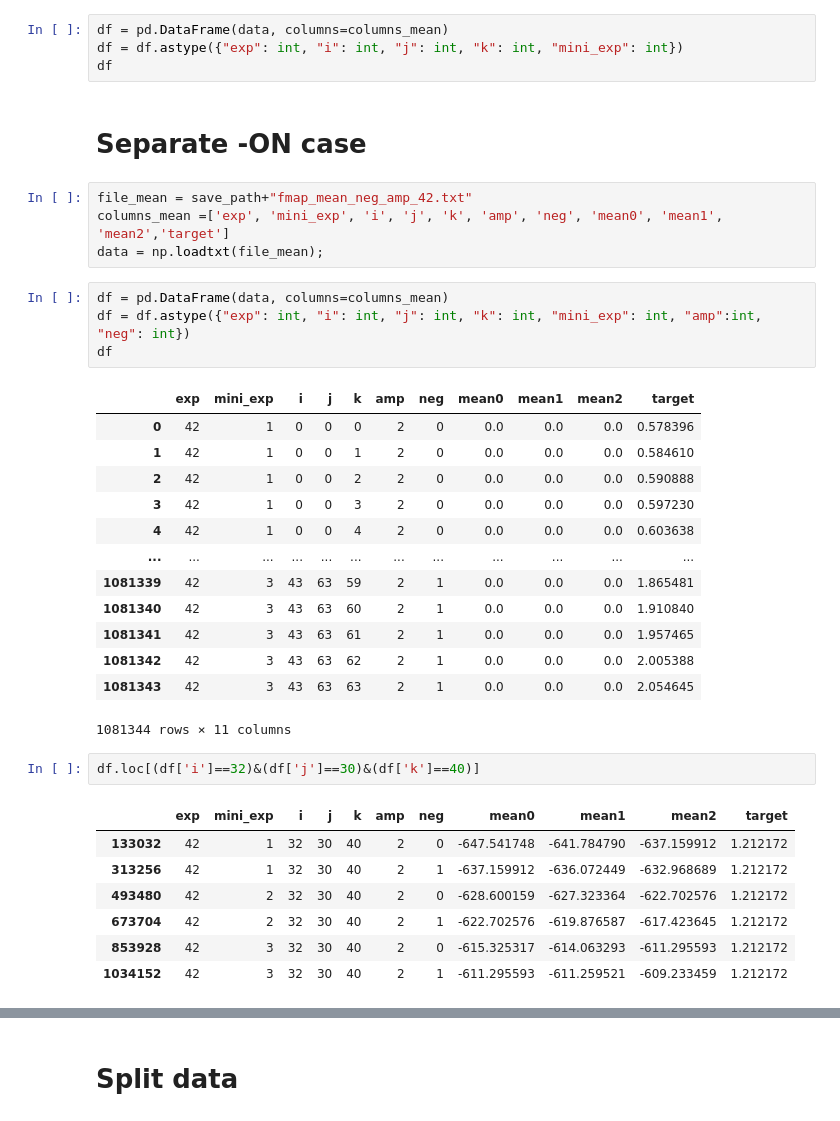
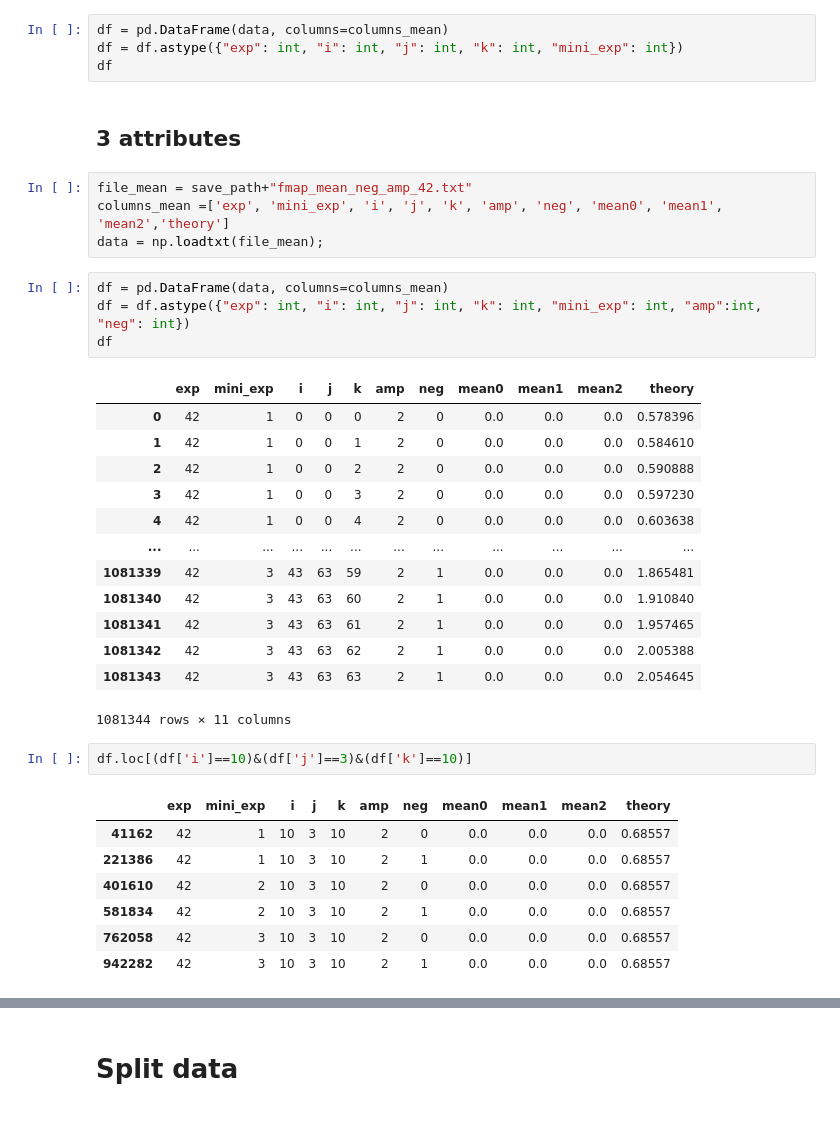
Before and after one commit to chikakoto/tdcs_thesis, a Jupyter notebook: notebooks/7.4_predict_sphere.ipynb, the cells around one changed output, grey strips where cells are left out. Saved outputs shown, nothing was run; the diff lists cells and outputs as text.

```diff
--- a/notebooks/7.4_predict_sphere.ipynb
+++ b/notebooks/7.4_predict_sphere.ipynb
@@ -51,17 +51,17 @@ df = pd.DataFrame(data, columns=columns_mean)
 df = df.astype({"exp": int, "i": int, "j": int, "k": int, "mini_exp": int})
 df
 # %% [markdown]
-# Separate -ON case
+## 3 attributes
 # %%
 file_mean = save_path+"fmap_mean_neg_amp_42.txt"
-columns_mean =['exp', 'mini_exp', 'i', 'j', 'k', 'amp', 'neg', 'mean0', 'mean1', 'mean2','target']
+columns_mean =['exp', 'mini_exp', 'i', 'j', 'k', 'amp', 'neg', 'mean0', 'mean1', 'mean2','theory']
 data = np.loadtxt(file_mean);
 # %%
 df = pd.DataFrame(data, columns=columns_mean)
 df = df.astype({"exp": int, "i": int, "j": int, "k": int, "mini_exp": int, "amp":int, "neg": int})
 df
 # %% [output]
-|  | exp | mini_exp | i | j | k | amp | neg | mean0 | mean1 | mean2 | target |
+|  | exp | mini_exp | i | j | k | amp | neg | mean0 | mean1 | mean2 | theory |
 | 0 | 42 | 1 | 0 | 0 | 0 | 2 | 0 | 0.0 | 0.0 | 0.0 | 0.578396 |
 | 1 | 42 | 1 | 0 | 0 | 1 | 2 | 0 | 0.0 | 0.0 | 0.0 | 0.584610 |
 | 2 | 42 | 1 | 0 | 0 | 2 | 2 | 0 | 0.0 | 0.0 | 0.0 | 0.590888 |
@@ -75,15 +75,15 @@ df
 | 1081343 | 42 | 3 | 43 | 63 | 63 | 2 | 1 | 0.0 | 0.0 | 0.0 | 2.054645 |
 1081344 rows × 11 columns
 # %%
-df.loc[(df['i']==32)&(df['j']==30)&(df['k']==40)]
+df.loc[(df['i']==10)&(df['j']==3)&(df['k']==10)]
 # %% [output]
-|  | exp | mini_exp | i | j | k | amp | neg | mean0 | mean1 | mean2 | target |
-| 133032 | 42 | 1 | 32 | 30 | 40 | 2 | 0 | -647.541748 | -641.784790 | -637.159912 | 1.212172 |
-| 313256 | 42 | 1 | 32 | 30 | 40 | 2 | 1 | -637.159912 | -636.072449 | -632.968689 | 1.212172 |
-| 493480 | 42 | 2 | 32 | 30 | 40 | 2 | 0 | -628.600159 | -627.323364 | -622.702576 | 1.212172 |
-| 673704 | 42 | 2 | 32 | 30 | 40 | 2 | 1 | -622.702576 | -619.876587 | -617.423645 | 1.212172 |
-| 853928 | 42 | 3 | 32 | 30 | 40 | 2 | 0 | -615.325317 | -614.063293 | -611.295593 | 1.212172 |
-| 1034152 | 42 | 3 | 32 | 30 | 40 | 2 | 1 | -611.295593 | -611.259521 | -609.233459 | 1.212172 |
+|  | exp | mini_exp | i | j | k | amp | neg | mean0 | mean1 | mean2 | theory |
+| 41162 | 42 | 1 | 10 | 3 | 10 | 2 | 0 | 0.0 | 0.0 | 0.0 | 0.68557 |
+| 221386 | 42 | 1 | 10 | 3 | 10 | 2 | 1 | 0.0 | 0.0 | 0.0 | 0.68557 |
+| 401610 | 42 | 2 | 10 | 3 | 10 | 2 | 0 | 0.0 | 0.0 | 0.0 | 0.68557 |
+| 581834 | 42 | 2 | 10 | 3 | 10 | 2 | 1 | 0.0 | 0.0 | 0.0 | 0.68557 |
+| 762058 | 42 | 3 | 10 | 3 | 10 | 2 | 0 | 0.0 | 0.0 | 0.0 | 0.68557 |
+| 942282 | 42 | 3 | 10 | 3 | 10 | 2 | 1 | 0.0 | 0.0 | 0.0 | 0.68557 |
 # %%
 df.info()
 # %% [output]
```
Also changed, not shown: parts of 39 cells of this notebook, 5 other files.
